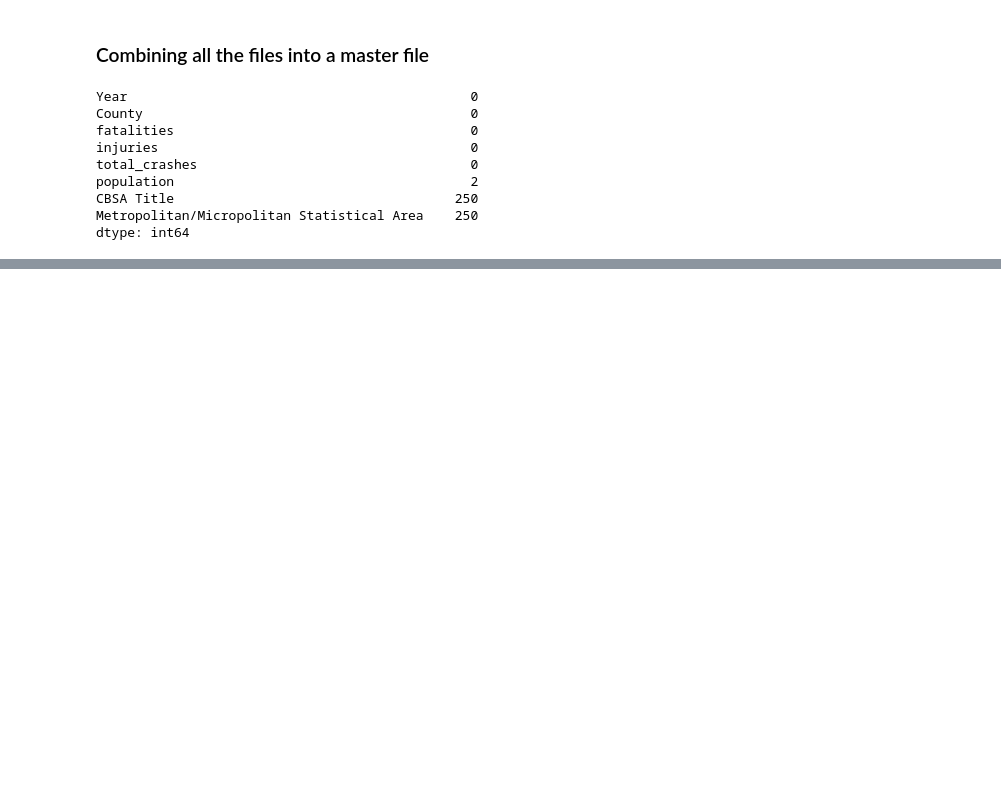
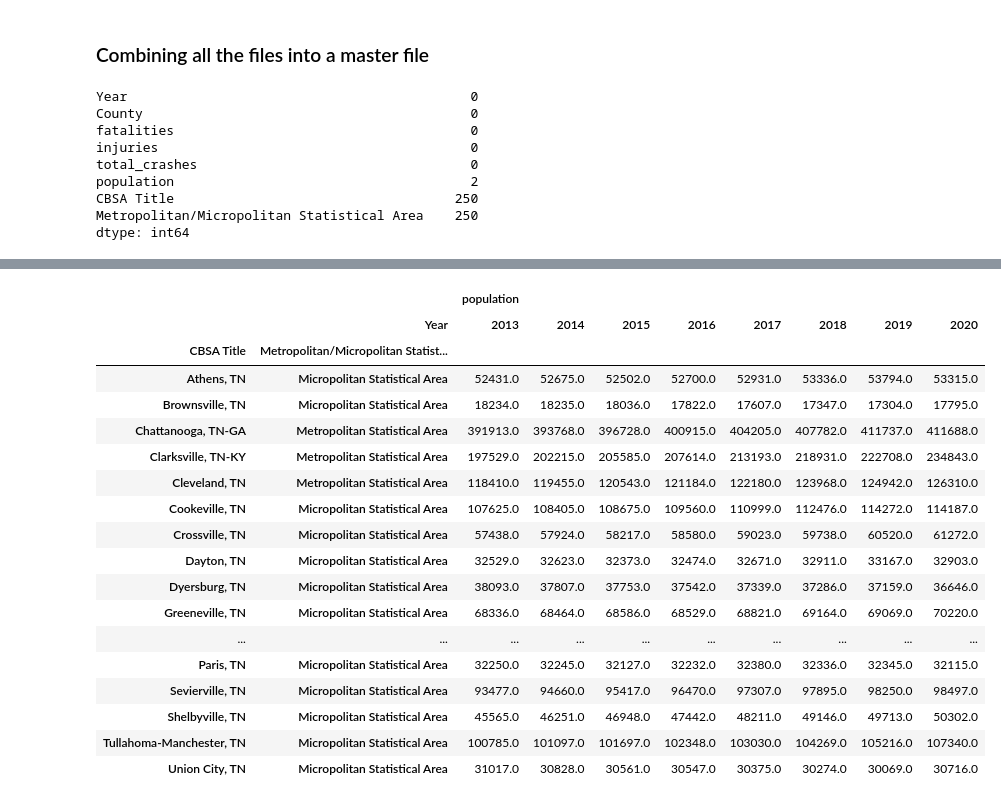
Before and after one commit to igoike/Capstone, a Jupyter notebook: notebooks/tn_analysis.ipynb, the cells around one changed output, grey strips where cells are left out. Drawn from its saved outputs; the diff is of its cells as text; code cells hidden in the pictures; blank space fills up the shorter version.

```diff
--- a/notebooks/tn_analysis.ipynb
+++ b/notebooks/tn_analysis.ipynb
@@ -181,2 +182,5 @@ df_tn_master.tail(10)
 # %%
 df_tn_master.to_excel('../data/TN.xlsx', engine='xlsxwriter',index=False)
+# %%
+df_tn_master_pop_gr = df_tn_master.groupby(["CBSA Title","Year","Metropolitan/Micropolitan Statistical Area"])["population"].sum().reset_index()
+df_tn_master_pop_gr
@@ -182,0 +205,23 @@ df_tn_master.to_excel('../data/TN.xlsx', engine='xlsxwriter',index=False)
+# %%
+df_tn_master_pop_gr = pd.pivot(df_tn_master_pop_gr,index=["CBSA Title","Metropolitan/Micropolitan Statistical Area"],columns=["Year"])
+df_tn_master_pop_gr
+# %% [output]
+|  |  | population |  |  |  |  |  |  |  |
+|  | Year | 2013 | 2014 | 2015 | 2016 | 2017 | 2018 | 2019 | 2020 |
+| CBSA Title | Metropolitan/Micropolitan Statist... |  |  |  |  |  |  |  |  |
+| Athens, TN | Micropolitan Statistical Area | 52431.0 | 52675.0 | 52502.0 | 52700.0 | 52931.0 | 53336.0 | 53794.0 | 53315.0 |
+| Brownsville, TN | Micropolitan Statistical Area | 18234.0 | 18235.0 | 18036.0 | 17822.0 | 17607.0 | 17347.0 | 17304.0 | 17795.0 |
+| Chattanooga, TN-GA | Metropolitan Statistical Area | 391913.0 | 393768.0 | 396728.0 | 400915.0 | 404205.0 | 407782.0 | 411737.0 | 411688.0 |
+| Clarksville, TN-KY | Metropolitan Statistical Area | 197529.0 | 202215.0 | 205585.0 | 207614.0 | 213193.0 | 218931.0 | 222708.0 | 234843.0 |
+| Cleveland, TN | Metropolitan Statistical Area | 118410.0 | 119455.0 | 120543.0 | 121184.0 | 122180.0 | 123968.0 | 124942.0 | 126310.0 |
+| Cookeville, TN | Micropolitan Statistical Area | 107625.0 | 108405.0 | 108675.0 | 109560.0 | 110999.0 | 112476.0 | 114272.0 | 114187.0 |
+| Crossville, TN | Micropolitan Statistical Area | 57438.0 | 57924.0 | 58217.0 | 58580.0 | 59023.0 | 59738.0 | 60520.0 | 61272.0 |
+| Dayton, TN | Micropolitan Statistical Area | 32529.0 | 32623.0 | 32373.0 | 32474.0 | 32671.0 | 32911.0 | 33167.0 | 32903.0 |
+| Dyersburg, TN | Micropolitan Statistical Area | 38093.0 | 37807.0 | 37753.0 | 37542.0 | 37339.0 | 37286.0 | 37159.0 | 36646.0 |
+| Greeneville, TN | Micropolitan Statistical Area | 68336.0 | 68464.0 | 68586.0 | 68529.0 | 68821.0 | 69164.0 | 69069.0 | 70220.0 |
+| ... | ... | ... | ... | ... | ... | ... | ... | ... | ... |
+| Paris, TN | Micropolitan Statistical Area | 32250.0 | 32245.0 | 32127.0 | 32232.0 | 32380.0 | 32336.0 | 32345.0 | 32115.0 |
+| Sevierville, TN | Micropolitan Statistical Area | 93477.0 | 94660.0 | 95417.0 | 96470.0 | 97307.0 | 97895.0 | 98250.0 | 98497.0 |
+| Shelbyville, TN | Micropolitan Statistical Area | 45565.0 | 46251.0 | 46948.0 | 47442.0 | 48211.0 | 49146.0 | 49713.0 | 50302.0 |
+| Tullahoma-Manchester, TN | Micropolitan Statistical Area | 100785.0 | 101097.0 | 101697.0 | 102348.0 | 103030.0 | 104269.0 | 105216.0 | 107340.0 |
+| Union City, TN | Micropolitan Statistical Area | 31017.0 | 30828.0 | 30561.0 | 30547.0 | 30375.0 | 30274.0 | 30069.0 | 30716.0 |
```
Also changed, not shown: parts of 4 cells of this notebook, 42 other files.
